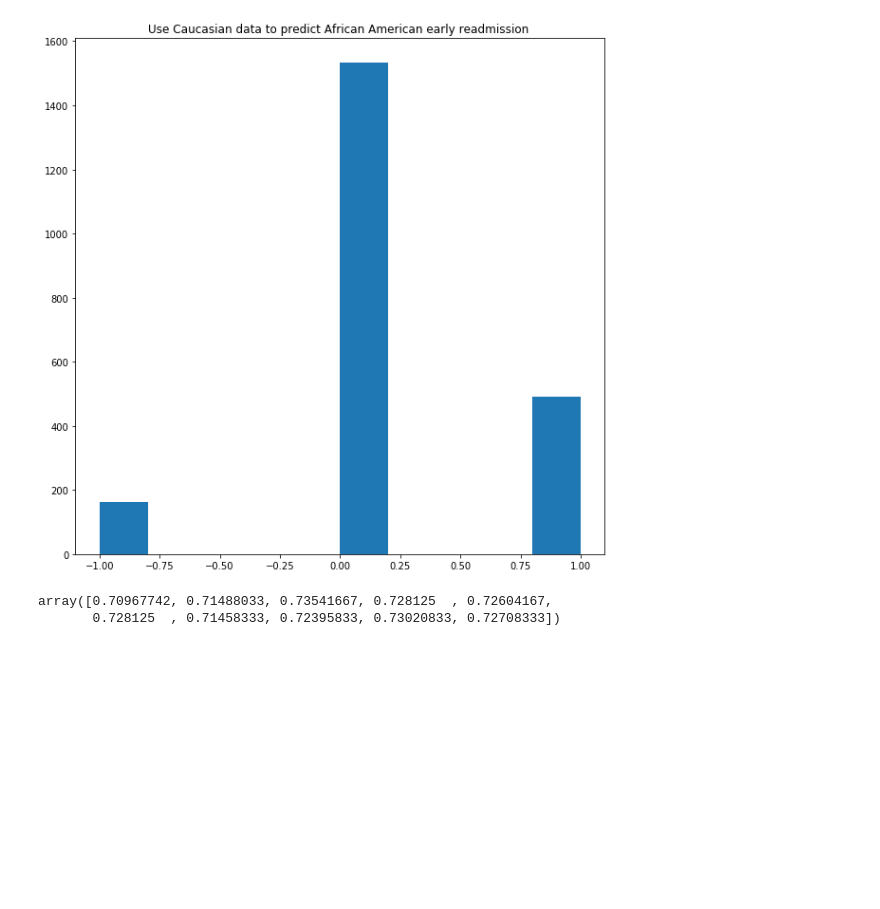
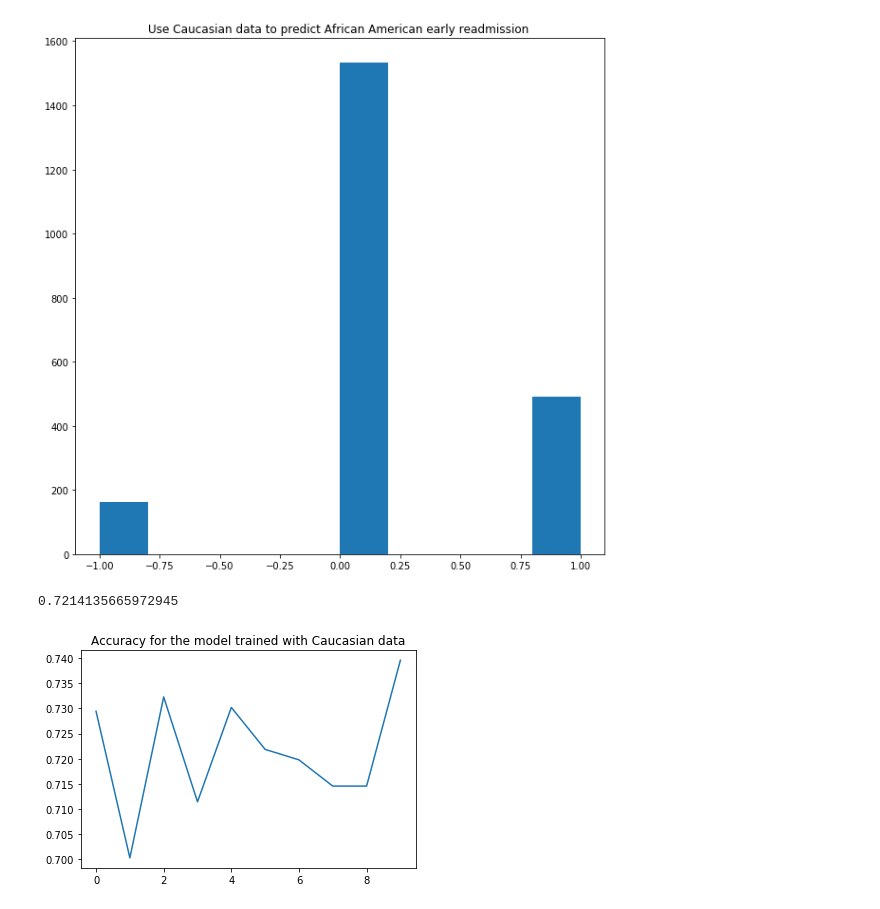
Before and after one commit to nicolas-min/dataopen-2022, a Jupyter notebook: code/code_datathon.ipynb, the cells around one changed output. Drawn from its saved outputs; the diff is of its cells as text; code cells hidden in the pictures; blank space fills up the shorter version.

```diff
--- a/code/code_datathon.ipynb
+++ b/code/code_datathon.ipynb
@@ -95,7 +93,7 @@ cv = KFold(n_splits=5, shuffle=True)
 
 
 search = GridSearchCV(pipeline, {
-    'randomforest__n_estimators': [100, 150],
+    'randomforest__n_estimators': [100, 150, 200],
     'randomforest__criterion': ['gini','entropy'],
     'randomforest__max_depth':[10, 15, 20],
 
@@ -146,8 +157,10 @@ plt.title('Use Caucasian data to predict African American early readmission ')
 # %% [output]
 Text(0.5, 1.0, 'Use Caucasian data to predict African American early readmission ')
 [figure]
-# %%
-scores1
-# %% [output]
-array([0.70967742, 0.71488033, 0.73541667, 0.728125  , 0.72604167,
-       0.728125  , 0.71458333, 0.72395833, 0.73020833, 0.72708333])
+# %%
+plt.title('Accuracy for the model trained with Caucasian data')
+plt.plot(scores1)
+np.mean(scores1)
+# %% [output]
+0.7214135665972945
+[figure, added]
```
Also changed, not shown: parts of 6 cells of this notebook, 2 other files.
